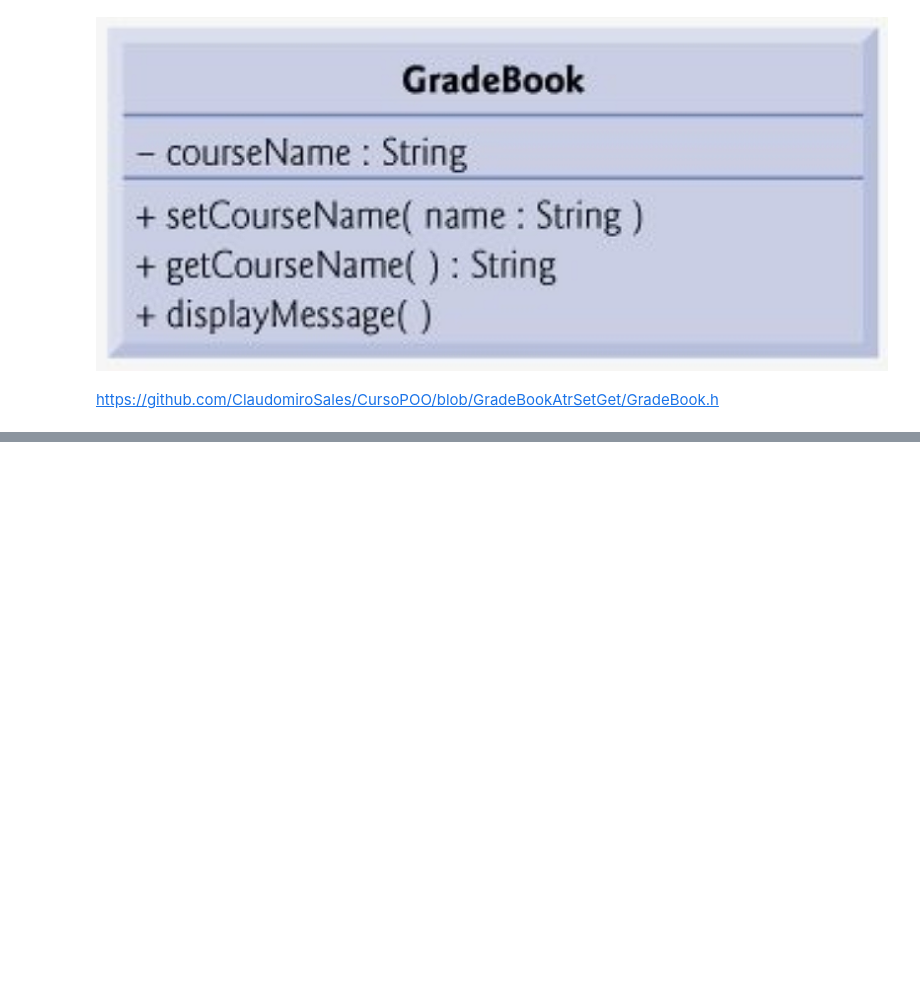
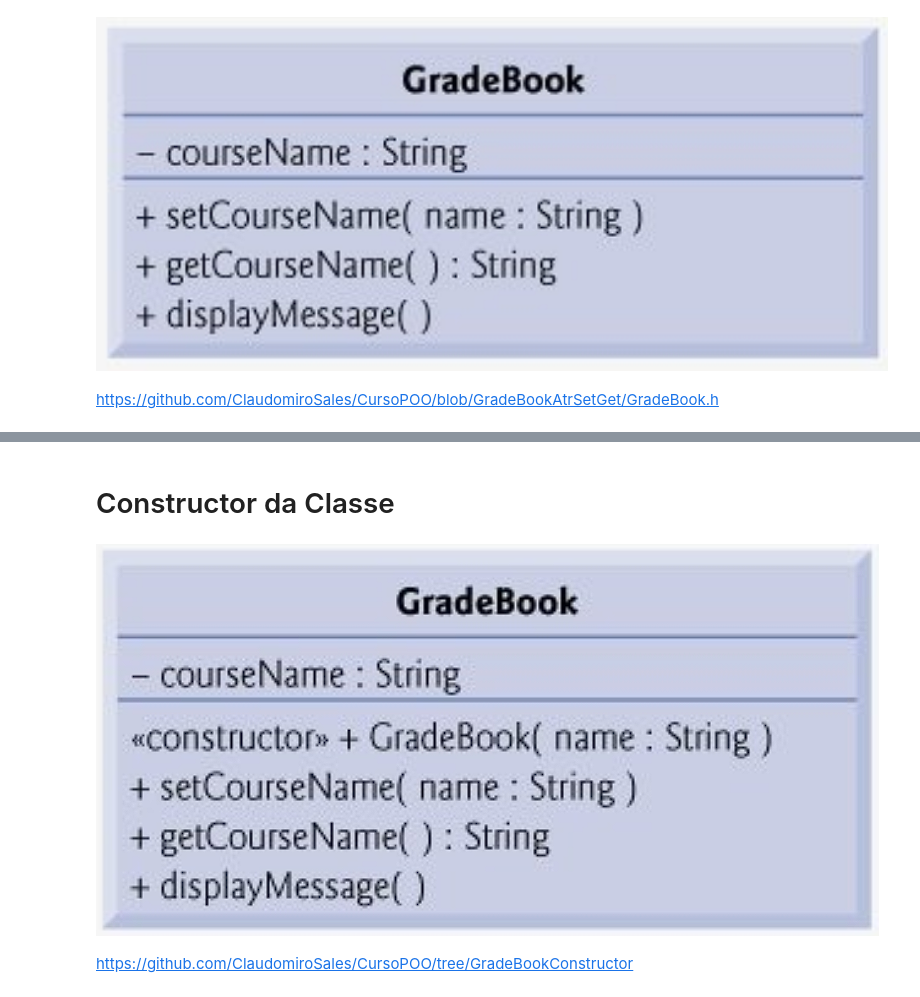
Before and after one commit to ClaudomiroSales/CursoPOO, a Jupyter notebook: Curso de POO.ipynb, the cells around one changed output, grey strips where cells are left out. Saved outputs shown, nothing was run; the diff lists cells and outputs as text; code cells hidden in the pictures; blank space fills up the shorter version.

```diff
--- a/Curso de POO.ipynb
+++ b/Curso de POO.ipynb
@@ -140,0 +146,8 @@ int main()
+# %% [markdown]
+# Constructor da Classe
+# %%
+Image(filename = pathFileImages + 'DiagClass_gradeBook_Constructor.png')
+# %% [output]
+[figure, added]
+# %% [markdown]
+https://github.com/ClaudomiroSales/CursoPOO/tree/GradeBookConstructor
```
Also changed, not shown: parts of 6 cells of this notebook, 2 other files.
